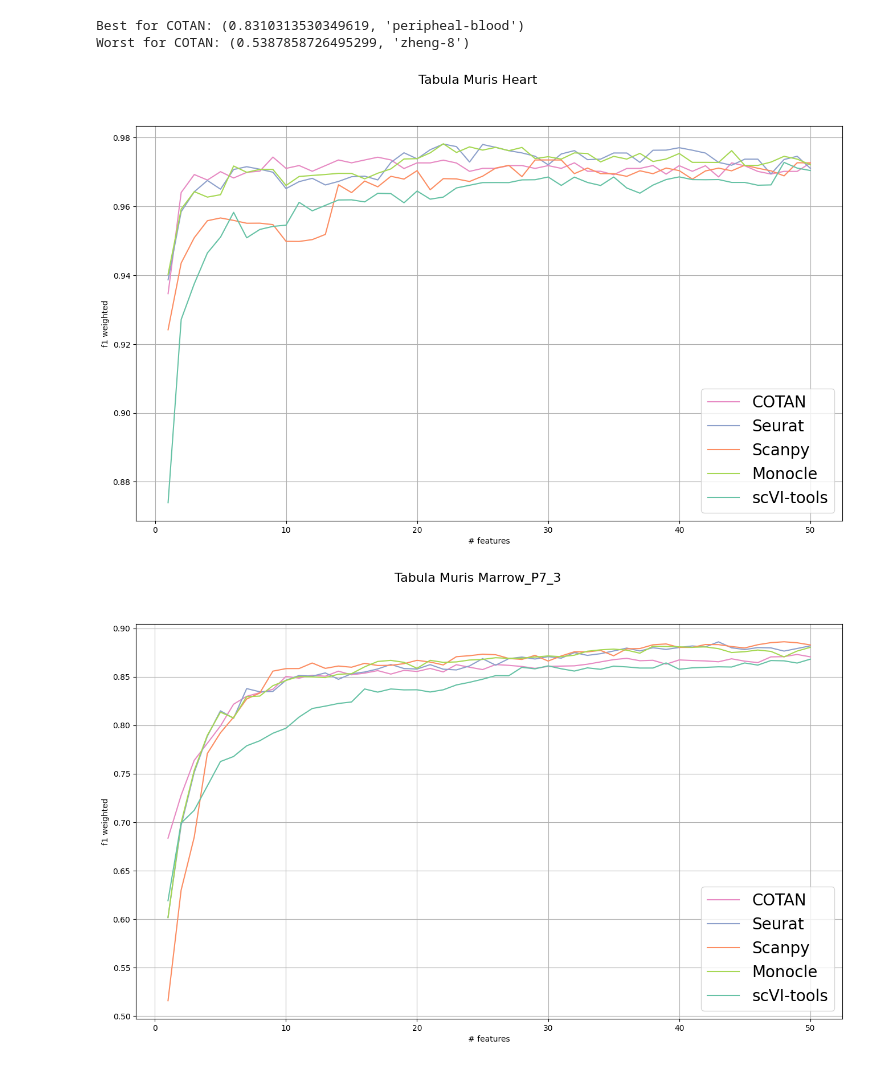
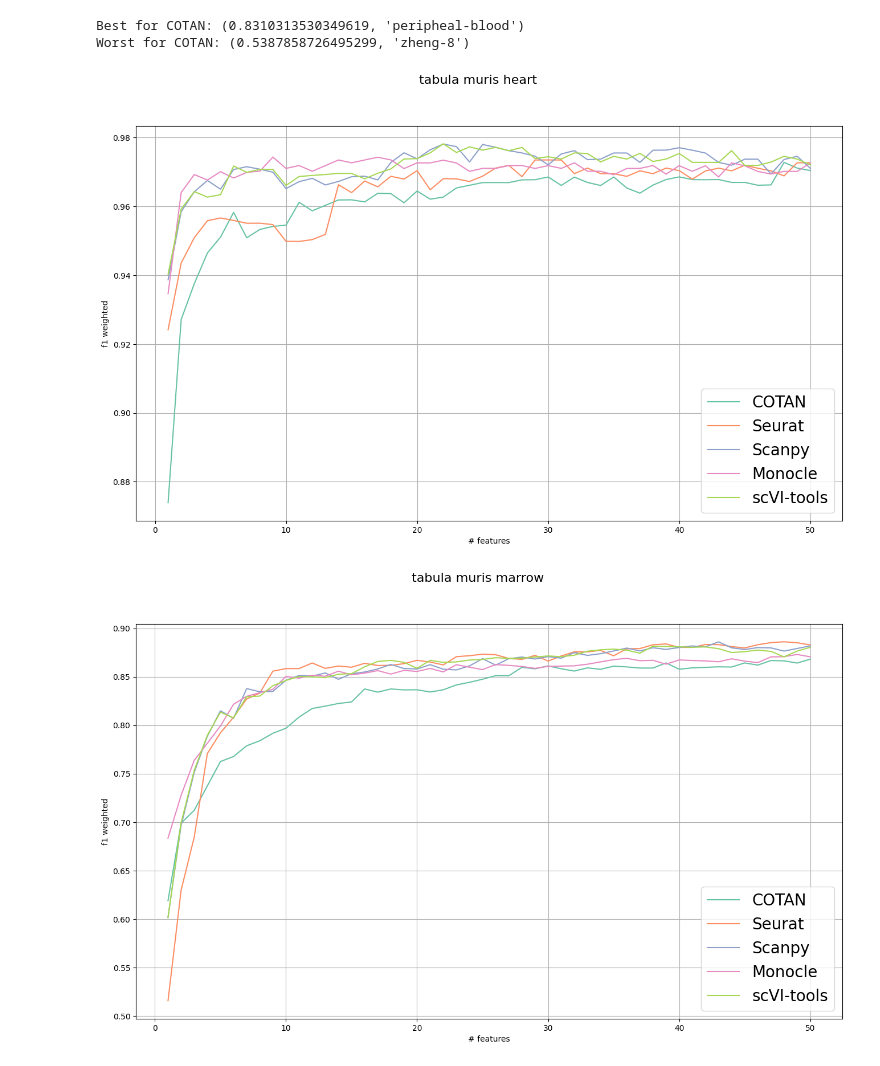
Before and after one commit to arcotan/single-cell-data-analysis, a Jupyter notebook: clf_plots.ipynb, the cells around one changed output. Saved outputs shown, nothing was run; the diff lists cells and outputs as text; code cells hidden in the pictures.

```diff
--- a/clf_plots.ipynb
+++ b/clf_plots.ipynb
@@ -1,4 +1,5 @@
 # %%
+
 
 import pickle
 import matplotlib.pyplot as plt
@@ -9,7 +10,7 @@ TOOL_COLOR = {
     "seurat": "#fc8d62",
     "scanpy": "#8da0cb",
     "monocle": "#e78ac3",
-    "scvi": "#a6d854"
+    "scvi-tools": "#a6d854"
 }
 
 TOOL_TAGS = {
@@ -18,10 +19,15 @@ TOOL_TAGS = {
 	'scanpy': 'Scanpy',
 	'monocle':'Monocle',
 	'scvi-tools': 'scVI-tools',
-	'scvi': 'scVI-tools'
 }
 
-order = ['COTAN', 'Seurat', 'Scanpy', 'Monocle', 'scVI-tools']
+DATASETS_NAMES = {
+	'tabula-muris-heart': 'tabula muris heart',
+	'tabula-muris-marrow_P7_3': 'tabula muris marrow',
+	'peripheal-blood': 'PBMC TotalSeq',
+	'zheng-4': 'zheng 4',
+	'zheng-8': 'zheng 8'
+}
 
 DATASET_TAGS = ['tabula-muris-heart', 'tabula-muris-marrow_P7_3', 'peripheal-blood', 'zheng-4', 'zheng-8']
 N_MARKERS = 50
@@ -32,11 +38,10 @@ for dataset in DATASET_TAGS:
 		scores = pickle.load(handle)
 	tools = scores.keys()
 	fig, ax = plt.subplots(2, 3, figsize=(21, 9))
-	fig.suptitle(dataset.replace('-', ' ').title(), fontsize=16)
+	fig.suptitle(DATASETS_NAMES[dataset], fontsize=16)
 	min_val = np.min([np.min(scores[tool]['mean']) for tool in tools])
 	max_val = np.max([np.max(scores[tool]['mean']) for tool in tools])
 	for j, tool in enumerate(tools):
-		print(tool)
 		i = 1-j%2 if j< 5 else 2
 		max_i = np.argmax(scores[tool]['mean'])
 		ax[i%2, j//2].plot([i for i in range(1, N_MARKERS+1)], scores[tool]['mean'], marker='.')
@@ -59,7 +64,7 @@ for dataset in DATASET_TAGS:
 		# Same scale for all plots
 		ax[i%2, j//2].set_yticks([round(i, 2) for i in np.arange(min_val, 1, (0.005 if min_val > 0.85 else 0.05))])
 		# Set title
-		ax[i%2, j//2].set_title(tool)
+		ax[i%2, j//2].set_title(TOOL_TAGS[tool], color=TOOL_COLOR[tool])
 		ax[i%2, j//2].grid()
 	ax[0, 2].set_visible(False)
 	plt.savefig('./results/{}/clf_plots.eps'.format(dataset))
@@ -97,38 +85,38 @@ for dataset in DATASET_TAGS:
         scores = pickle.load(handle)
     tools = scores.keys()
     fig, ax = plt.subplots(1, 1, figsize=(16, 9))
-    fig.suptitle(dataset.replace('-', ' ').title(), fontsize=16)
+    fig.suptitle(DATASETS_NAMES[dataset], fontsize=16)
     for j, tool in enumerate(tools):
         ax.plot([i for i in range(1, N_MARKERS+1)], scores[tool]['mean'], color=TOOL_COLOR[tool], label=TOOL_TAGS[tool])
 
         # dataset where COTAN on average is the best compared to other tools
         if best_for_COTAN == (0, '') or np.average(scores['COTAN']['mean']) > np.average(scores[tool]['mean']):
             best_for_COTAN = (np.average(scores['COTAN']['mean']), dataset)
         # dataset where COTAN on average is the worst compared to other tools
         if worst_for_COTAN == (0, '') or np.average(scores['COTAN']['mean']) < np.average(scores[tool]['mean']):
             worst_for_COTAN = (np.average(scores['COTAN']['mean']), dataset)
     ax.set_ylabel("f1 weighted")
     ax.set_xlabel("# features")
     # ax.set_yticks([round(i, 2) for i in np.arange(min_all[dataset], max_all[dataset], (0.005 if min_val > 0.9 else 0.05))])
-    # ax.legend(fontsize='20')
-    handles, labels = plt.gca().get_legend_handles_labels()
-    ax.legend([handles[order.index(index)] for index in order],[labels[labels.index(index)] for index in order], fontsize='20')
+    ax.legend(fontsize='20')
+    # handles, labels = plt.gca().get_legend_handles_labels()
+    # ax.legend([handles[order.index(index)] for index in order],[labels[labels.index(index)] for index in order], fontsize='20')
     ax.grid()
 
     plt.savefig('./results/{}/clf_ALL.eps'.format(dataset))
     plt.savefig('./results/{}/clf_ALL.png'.format(dataset))
 
 
 
 print("Best for COTAN: {}".format(best_for_COTAN))
 print("Worst for COTAN: {}".format(worst_for_COTAN))
 # %% [output]
 The PostScript backend does not support transparency; partially transparent artists will be rendered opaque.
 The PostScript backend does not support transparency; partially transparent artists will be rendered opaque.
 The PostScript backend does not support transparency; partially transparent artists will be rendered opaque.
 The PostScript backend does not support transparency; partially transparent artists will be rendered opaque.
 The PostScript backend does not support transparency; partially transparent artists will be rendered opaque.
 Best for COTAN: (0.8310313530349619, 'peripheal-blood')
 Worst for COTAN: (0.5387858726495299, 'zheng-8')
-[figure, old version]
+[figure, new version]
-[figure, old version]
+[figure, new version]
```
Also changed, not shown: parts of 4 cells of this notebook, 9 other files.
